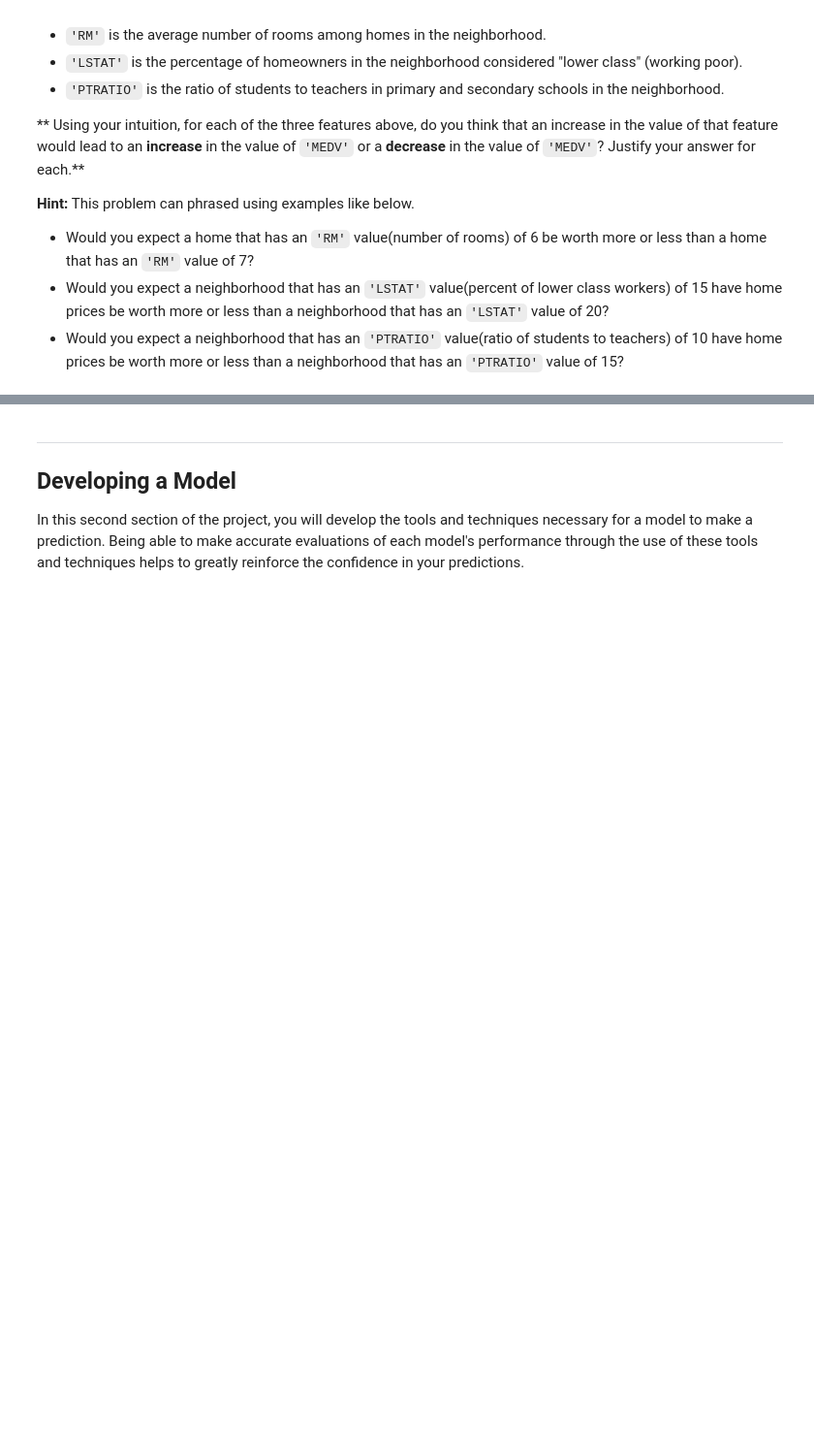
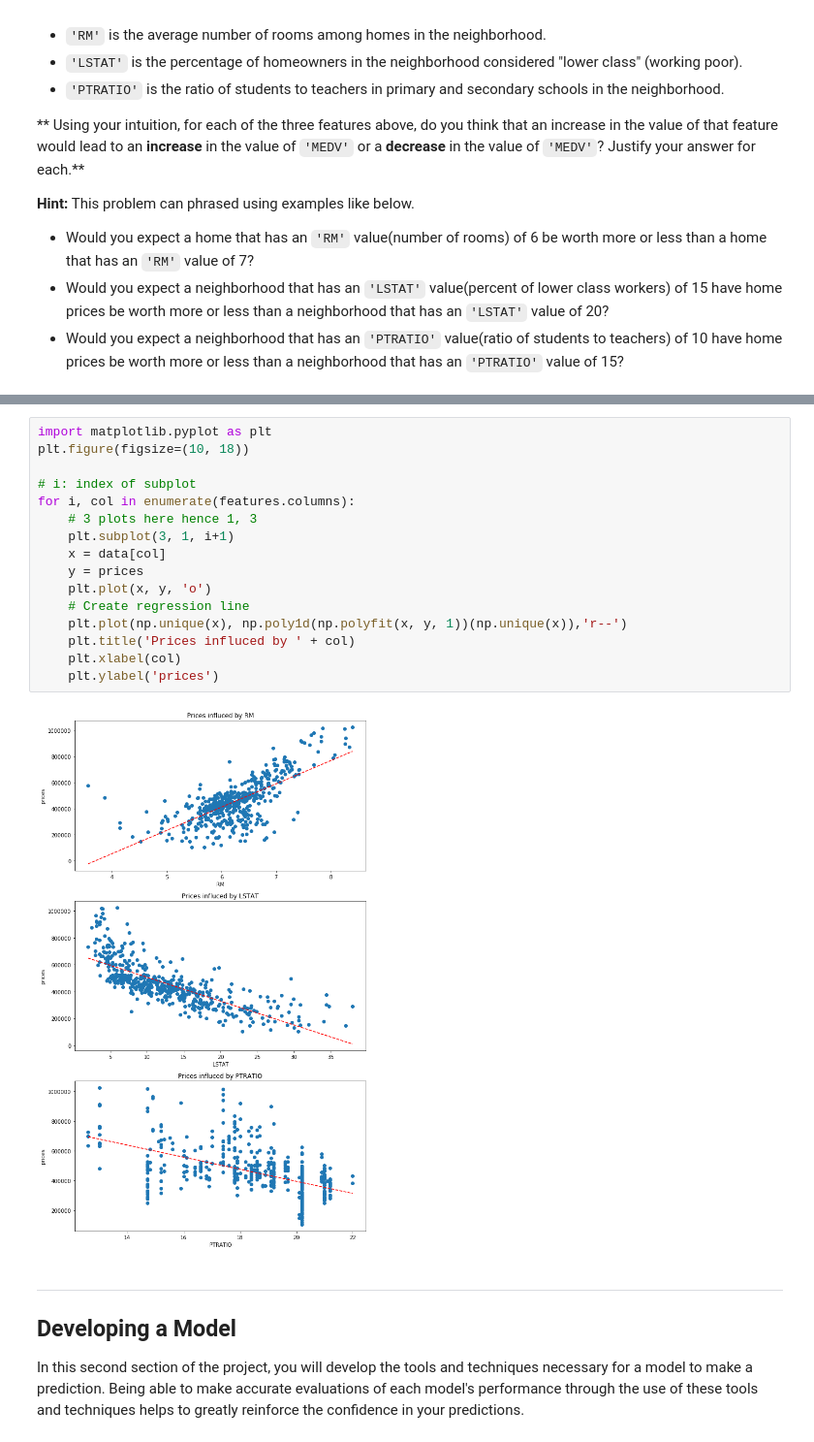
Before and after one commit to alyzleafbell/machine-learning, a Jupyter notebook: projects/boston_housing/boston_housing.ipynb, the cells around one changed output, grey strips where cells are left out. Shown: that part at 97% size. Cells and saved outputs as stored; diff of their text form; blank space fills up the shorter version.

```diff
--- a/projects/boston_housing/boston_housing.ipynb
+++ b/projects/boston_housing/boston_housing.ipynb
@@ -105,3 +107,21 @@ The higher the neighborhood's 'PTRATIO' value, the less a home will be worth.
+# %%
+import matplotlib.pyplot as plt
+plt.figure(figsize=(10, 18))
+
+# i: index of subplot
+for i, col in enumerate(features.columns):
+    # 3 plots here hence 1, 3
+    plt.subplot(3, 1, i+1)
+    x = data[col]
+    y = prices
+    plt.plot(x, y, 'o')
+    # Create regression line
+    plt.plot(np.unique(x), np.poly1d(np.polyfit(x, y, 1))(np.unique(x)),'r--')
+    plt.title('Prices influced by ' + col)
+    plt.xlabel(col)
+    plt.ylabel('prices')
+# %% [output]
+[figure, added]
 # %% [markdown]
 ----
 
```
Also changed, not shown: parts of 2 cells of this notebook, 1 other file.
